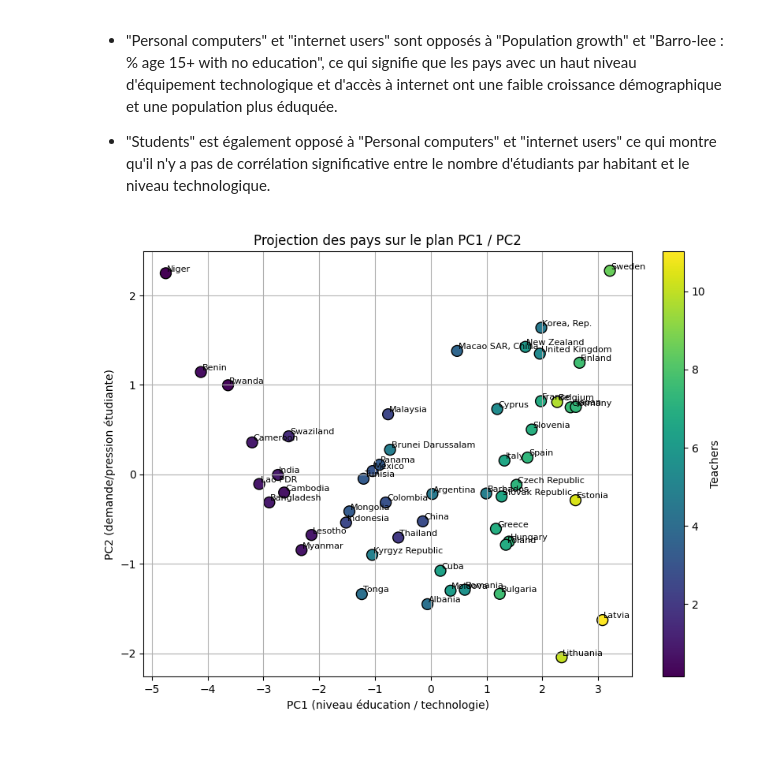
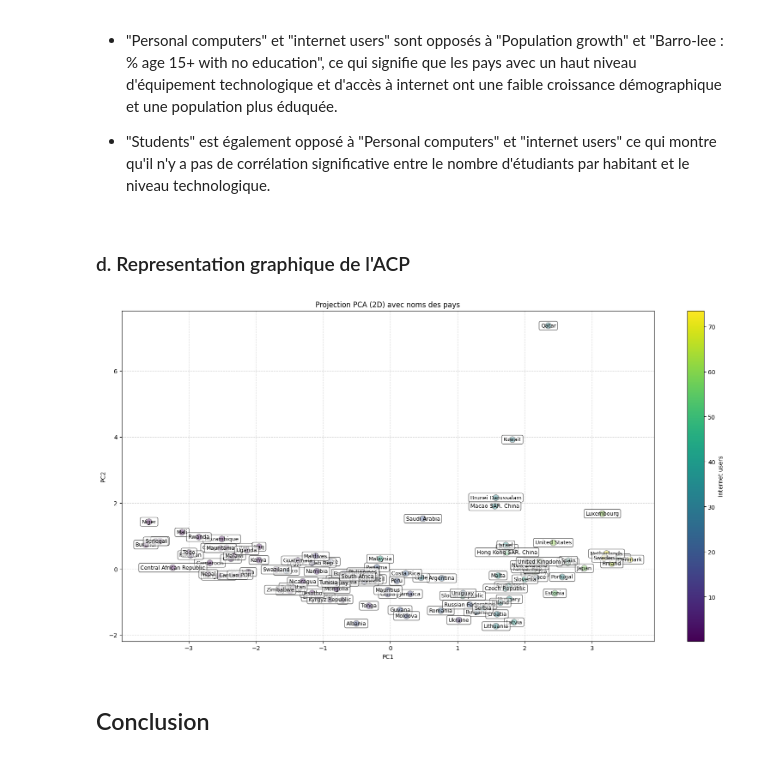
Before and after one commit to NassimNaoui/analyse_systemes_educatifs, a Jupyter notebook: notebooks/Analysez des données de systèmes éducatifs.ipynb, the cells around one changed output. Drawn from its saved outputs; the diff is of its cells as text; code cells hidden in the pictures.

```diff
--- a/notebooks/Analysez des données de systèmes éducatifs.ipynb
+++ b/notebooks/Analysez des données de systèmes éducatifs.ipynb
@@ -563,0 +475,13 @@ plt.show()
+# %%
+df_data_final['Prospect (per 100 people)'] = round(df_data_final['Population of the official age for secondary education, both sexes (number)'] /
+                                             df_data_final['Population, total'] * 100,0)
+
+df_data_final['Prospect no educated (per 100 people)'] = round(df_data_final['Population of the official age for secondary education, both sexes (number)'] *
+                                                               (df_data_final['Barro-Lee: Percentage of population age 15+ with no education']/100) /
+                                                               df_data_final['Population, total'] * 100,3)
+
+df_data_final['Teachers (per 100 prospect)'] = round(df_data_final['Teachers in secondary education, both sexes (number)'] /
+                                                     df_data_final['Population of the official age for secondary education, both sexes (number)'] * 100,0)
+# %%
+df_data_final = df_data_final.loc[:,['Country Name','Prospect (per 100 people)','Prospect no educated (per 100 people)','Teachers (per 100 prospect)',
+                                     'Population growth (annual %)','Internet users (per 100 people)','GNI per capita, PPP (current international $)']]
@@ -564,6 +492,6 @@ plt.show()
 # %%
 scaler = StandardScaler()
-X_scaled = scaler.fit_transform(df_data_final.drop(columns=['Country Name','Population, total']))
+X_scaled = scaler.fit_transform(df_data_final.drop(columns=['Country Name']))
 
 pca = PCA(n_components=2)
 X_pca = pca.fit_transform(X_scaled)
@@ -581,7 +506,7 @@ PC1 étant à 69,9% ce qui est très élevé et cela en fait le facteur le plus
 loadings = pca.components_.T * np.sqrt(pca.explained_variance_)
 
 # Noms des variables
-features = df_data_final.drop(columns=['Country Name','Population, total']).columns
+features = df_data_final.drop(columns=['Country Name']).columns
 
 # Tracer le cercle
 plt.figure(figsize=(6,6))
@@ -625,33 +550,53 @@ plt.show()
 - "Personal computers" et "internet users" sont opposés à "Population growth" et "Barro-lee : % age 15+ with no education", ce qui signifie que les pays avec un haut niveau d'équipement technologique et d'accès à internet ont une faible croissance démographique et une population plus éduquée.
 
 - "Students" est également opposé à "Personal computers" et "internet users" ce qui montre qu'il n'y a pas de corrélation significative entre le nombre d'étudiants par habitant et le niveau technologique.
+# %% [markdown]
+### d. Representation graphique de l'ACP
 # %%
-plt.figure(figsize=(10,7))
+# Construire un DataFrame avec les composantes principales
+df_pca = pd.DataFrame(
+    X_pca,
+    columns=['PC1', 'PC2'],
+    index=df_data_final.index
+)
 
-df_pca = pd.DataFrame(X_pca, columns=['PC1', 'PC2'])
-df_pca['Country'] = df_data_final['Country Name'].values
-df_pca['Teachers (per 100 students)'] = df_data_final['Teachers (per 100 students)'].values
+df_pca['Internet users'] = df_data_final['Internet users (per 100 people)'].values
 
-# Scatter plot : PC1 vs PC2, couleur selon 'Teachers'
+plt.figure(figsize=(20, 10))
+
+# Scatter 2D
 scatter = plt.scatter(
     df_pca['PC1'],
     df_pca['PC2'],
-    c=df_pca['Teachers (per 100 students)'],
+    c=df_pca['Internet users'],
     cmap='viridis',
     s=100,
     edgecolor='k'
 )
 
-plt.colorbar(scatter, label='Teachers')  # légende de la couleur
-plt.xlabel('PC1 (niveau éducation / technologie)')
-plt.ylabel('PC2 (demande/pression étudiante)')
-plt.title('Projection des pays sur le plan PC1 / PC2')
-plt.grid(True)
+# Ajouter barre de couleur
+plt.colorbar(scatter, label='Internet users')
 
+# Ajouter les noms des pays
+for i, country in enumerate(df_data_final['Country Name']):
+    plt.text(
+        df_pca['PC1'].iloc[i],
+        df_pca['PC2'].iloc[i],
+        country,
+        fontsize=9,
+        ha='center',
+        va='center',
+        bbox=dict(facecolor='white', alpha=0.6, edgecolor='black', boxstyle='round,pad=0.3')
+    )
 
-for i, country in enumerate(df_pca['Country']):
-    plt.text(df_pca['PC1'][i]+0.02, df_pca['PC2'][i]+0.02, country, fontsize=8)
+plt.xlabel('PC1')
+plt.ylabel('PC2')
+plt.title('Projection PCA (2D) avec noms des pays')
+
+plt.grid(True, linestyle='--', alpha=0.5)
 
 plt.show()
 # %% [output]
-[figure, old version]
+[figure, new version]
+# %% [markdown]
+## Conclusion
```
Also changed, not shown: parts of 53 cells of this notebook.
